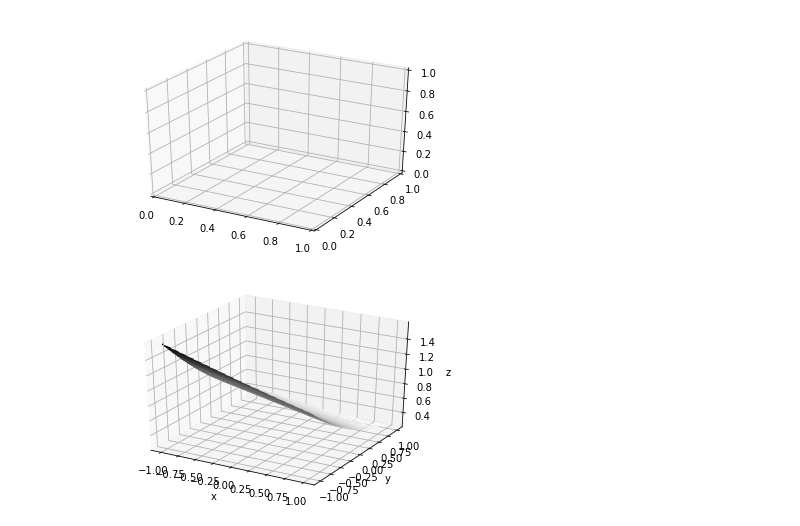
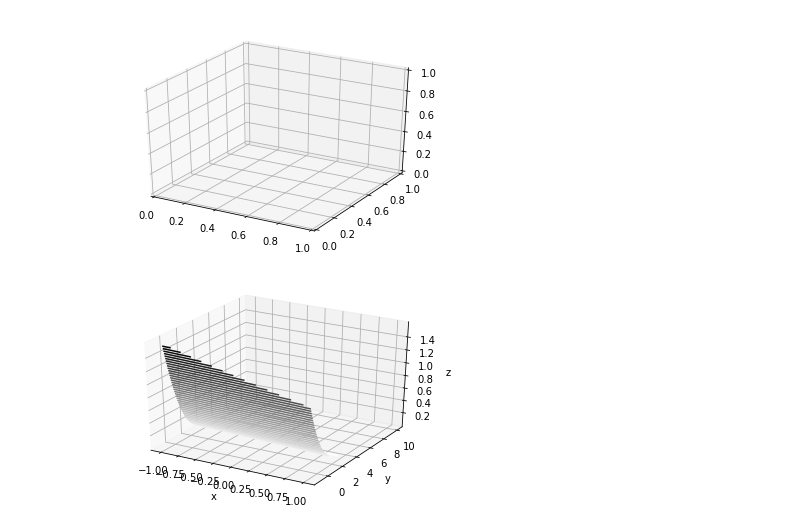
Before and after one commit to hackintoshrao/blog-posts, a Jupyter notebook: Neural Nets/Building Neural Nets From Scratch/Part 2/code/gradient_descent_visualization.ipynb, the cells around one changed output. Cells and saved outputs as stored; diff of their text form; code cells hidden in the pictures.

```diff
--- a/Neural Nets/Building Neural Nets From Scratch/Part 2/code/gradient_descent_visualization.ipynb
+++ b/Neural Nets/Building Neural Nets From Scratch/Part 2/code/gradient_descent_visualization.ipynb
@@ -71,20 +71,20 @@ ax = plt.axes(projection='3d')
 # %%
 x = np.linspace(-1, 1, 100)
 y = np.linspace(-1, 10, 100)
 
 W1, B = np.meshgrid(x, y)
 
 Z = np.zeros((100, 100))
 for i in range(len(W1)):
     for j in range(len(W1)):
         Z[i, j] = Cost_Function(training_data, labels, [W1[i,j]], len(arr), B[i,j])
 
 
 fig = plt.figure()
 ax = plt.axes(projection='3d')
-ax.contour3D(W1, W2, Z, 50, cmap='binary')
+ax.contour3D(W1, B, Z, 50, cmap='binary')
 ax.set_xlabel('x')
 ax.set_ylabel('y')
 ax.set_zlabel('z');
 # %% [output]
-[figure, old version]
+[figure, new version]
```
